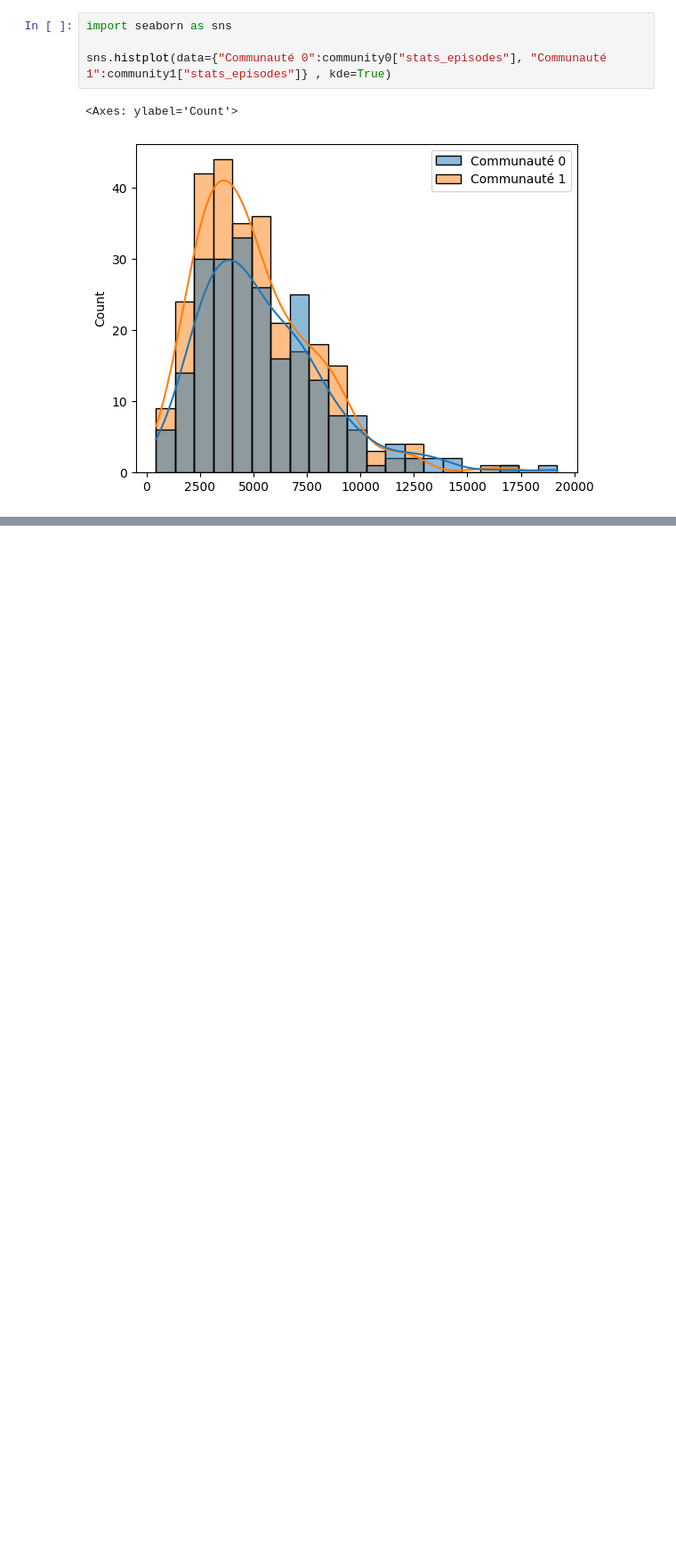
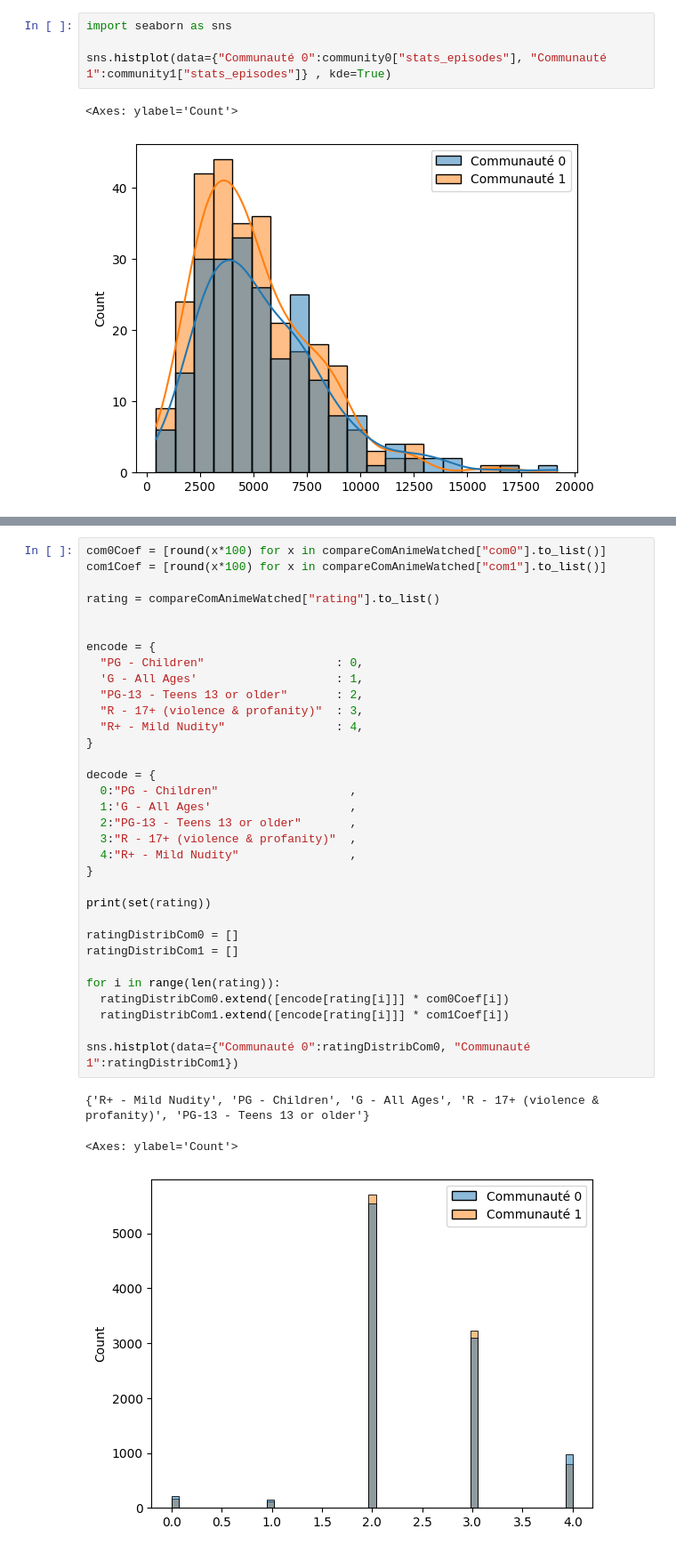
Before and after one commit to VietAnhNguyen20/M2_DM_Anime, a Jupyter notebook: user-graph-analysis.ipynb, the cells around one changed output, grey strips where cells are left out. Shown at 89% size. Saved outputs shown, nothing was run; the diff lists cells and outputs as text; blank space fills up the shorter version.

```diff
--- a/user-graph-analysis.ipynb
+++ b/user-graph-analysis.ipynb
@@ -220,0 +350,37 @@ sns.histplot(data={"Communauté 0":community0["stats_episodes"], "Communauté 1"
+# %%
+com0Coef = [round(x*100) for x in compareComAnimeWatched["com0"].to_list()]
+com1Coef = [round(x*100) for x in compareComAnimeWatched["com1"].to_list()]
+
+rating = compareComAnimeWatched["rating"].to_list()
+
+
+encode = {
+  "PG - Children"                   : 0,
+  'G - All Ages'                    : 1,
+  "PG-13 - Teens 13 or older"       : 2,
+  "R - 17+ (violence & profanity)"  : 3,
+  "R+ - Mild Nudity"                : 4,
+}
+
+decode = {
+  0:"PG - Children"                   ,
+  1:'G - All Ages'                    ,
+  2:"PG-13 - Teens 13 or older"       ,
+  3:"R - 17+ (violence & profanity)"  ,
+  4:"R+ - Mild Nudity"                ,
+}
+
+print(set(rating))
+
+ratingDistribCom0 = []
+ratingDistribCom1 = []
+
+for i in range(len(rating)):
+  ratingDistribCom0.extend([encode[rating[i]]] * com0Coef[i])
+  ratingDistribCom1.extend([encode[rating[i]]] * com1Coef[i])
+
+sns.histplot(data={"Communauté 0":ratingDistribCom0, "Communauté 1":ratingDistribCom1})
+# %% [output]
+{'R+ - Mild Nudity', 'PG - Children', 'G - All Ages', 'R - 17+ (violence & profanity)', 'PG-13 - Teens 13 or older'}
+<Axes: ylabel='Count'>
+[figure, added]
```
Also changed, not shown: parts of 15 cells of this notebook, 3 other files.
